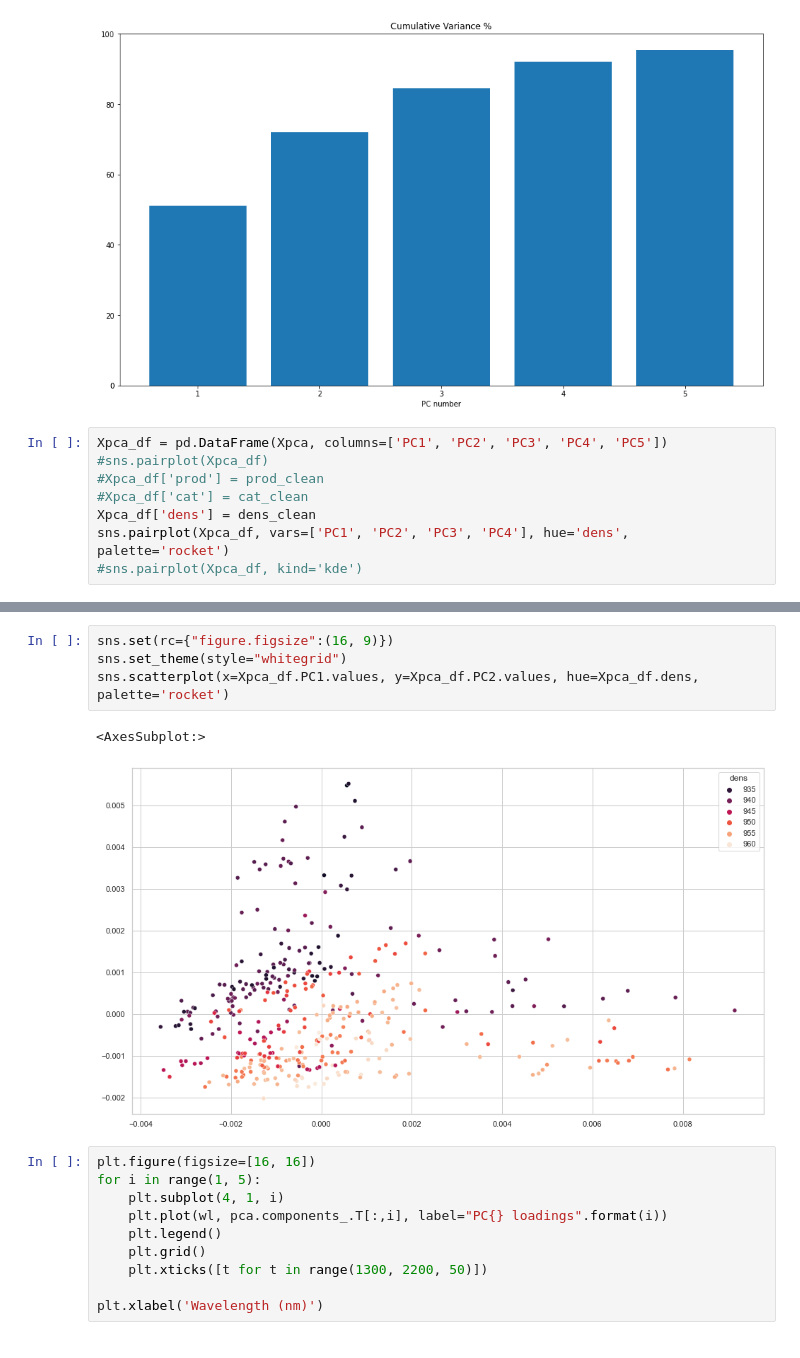
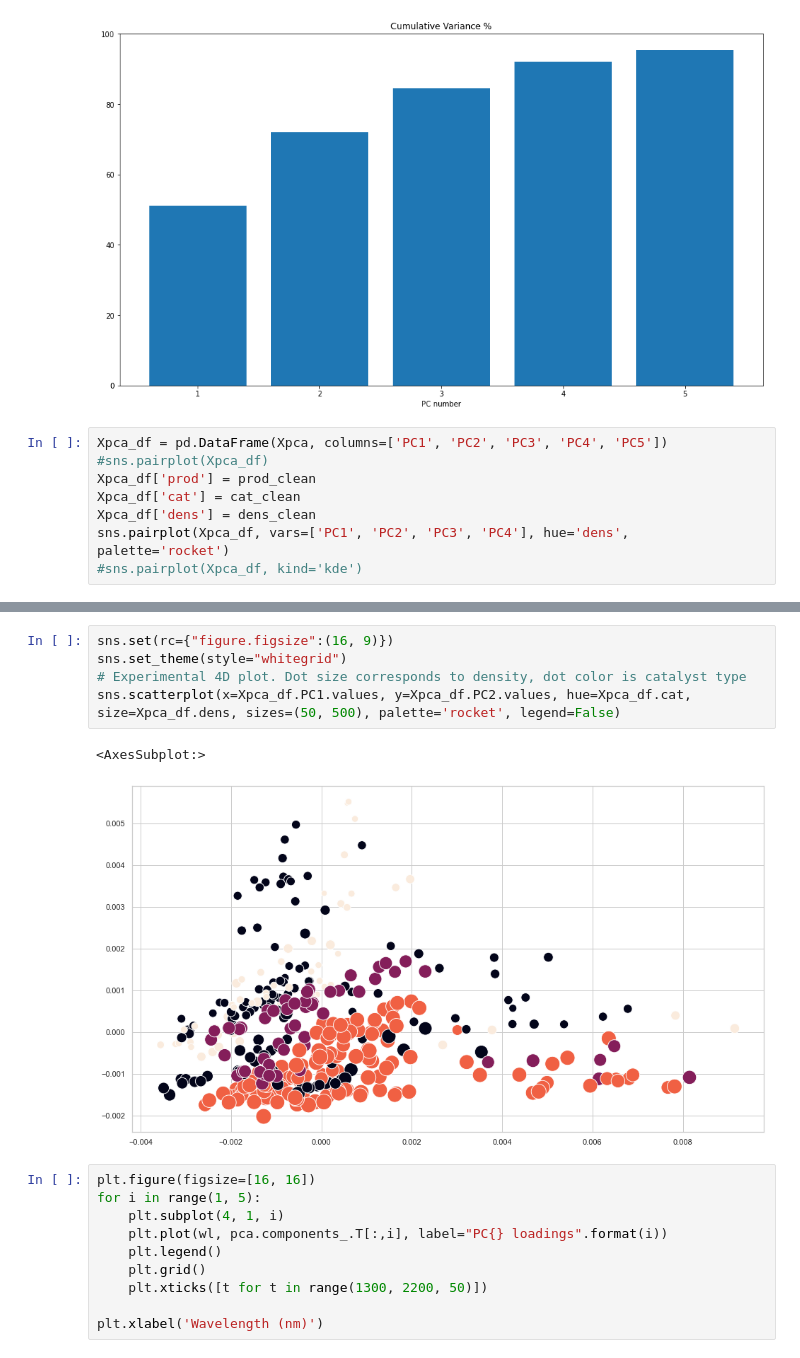
Before and after one commit to bitjungle/OpenData, a Jupyter notebook: bronir2/analysis.ipynb, the cells around one changed output, grey strips where cells are left out. Saved outputs shown, nothing was run; the diff lists cells and outputs as text.

Commit message:
experimental 4D plot

```diff
--- a/bronir2/analysis.ipynb
+++ b/bronir2/analysis.ipynb
@@ -197,8 +197,8 @@ plt.show()
 # %%
 Xpca_df = pd.DataFrame(Xpca, columns=['PC1', 'PC2', 'PC3', 'PC4', 'PC5'])
 #sns.pairplot(Xpca_df)
-#Xpca_df['prod'] = prod_clean
-#Xpca_df['cat'] = cat_clean
+Xpca_df['prod'] = prod_clean
+Xpca_df['cat'] = cat_clean
 Xpca_df['dens'] = dens_clean
 sns.pairplot(Xpca_df, vars=['PC1', 'PC2', 'PC3', 'PC4'], hue='dens', palette='rocket')
 #sns.pairplot(Xpca_df, kind='kde')
@@ -208,10 +208,11 @@ sns.pairplot(Xpca_df, vars=['PC1', 'PC2', 'PC3', 'PC4'], hue='dens', palette='ro
 # %%
 sns.set(rc={"figure.figsize":(16, 9)})
 sns.set_theme(style="whitegrid")
-sns.scatterplot(x=Xpca_df.PC1.values, y=Xpca_df.PC2.values, hue=Xpca_df.dens, palette='rocket')
+# Experimental 4D plot. Dot size corresponds to density, dot color is catalyst type
+sns.scatterplot(x=Xpca_df.PC1.values, y=Xpca_df.PC2.values, hue=Xpca_df.cat, size=Xpca_df.dens, sizes=(50, 500), palette='rocket', legend=False)
 # %% [output]
 <AxesSubplot:>
-[figure, old version]
+[figure, new version]
 # %%
 plt.figure(figsize=[16, 16])
 for i in range(1, 5):
```
Also changed, not shown: parts of 1 cell of this notebook.
